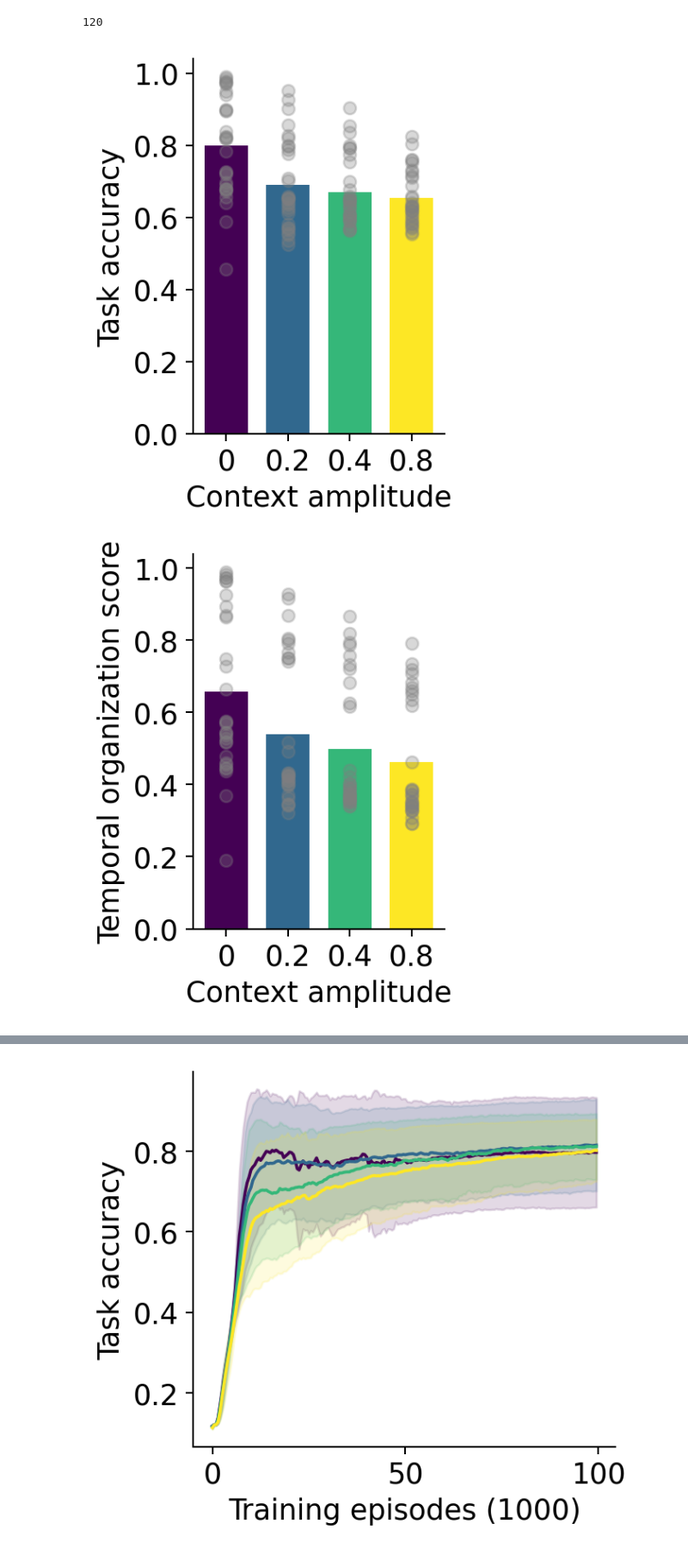
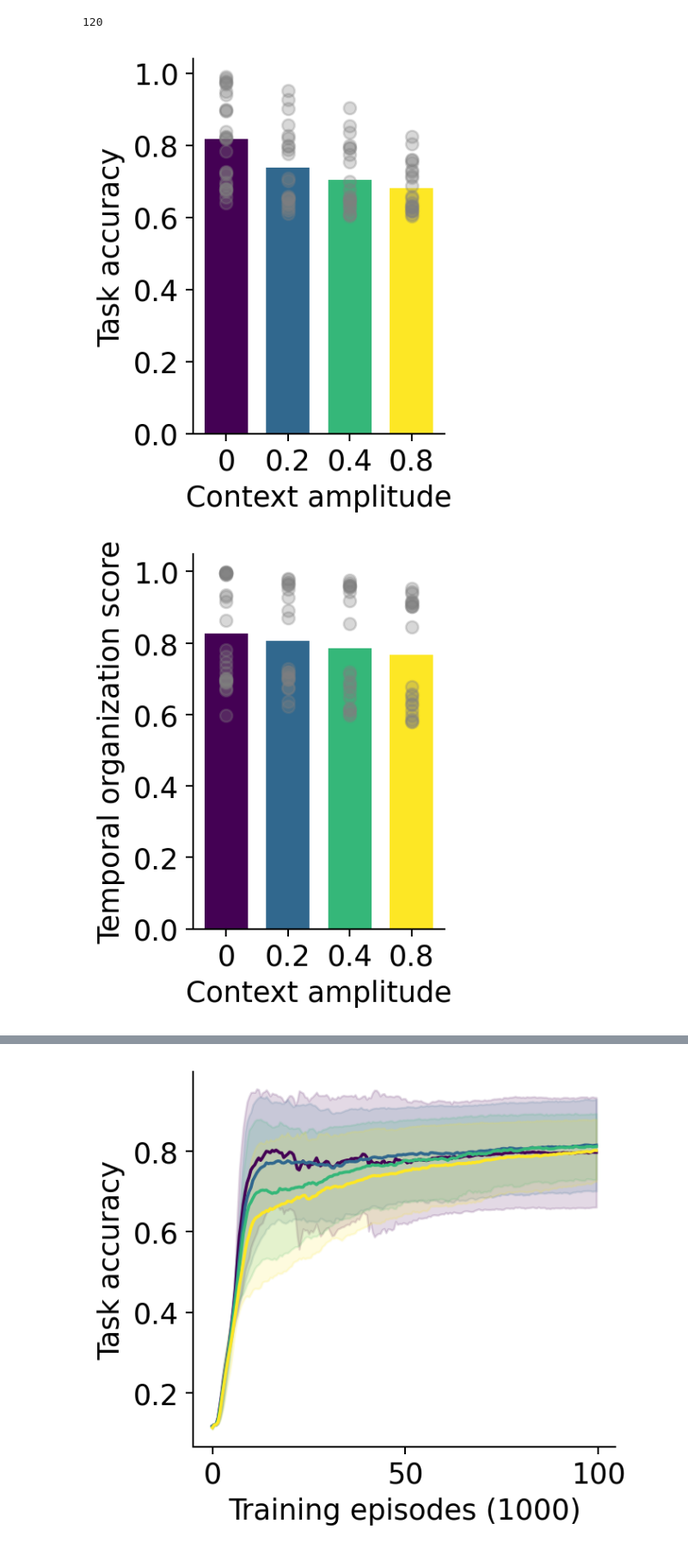
Before and after one commit to Veritaria/rnn-free-recall, a Jupyter notebook: plots_notebooks/analysis_ctx.ipynb, the cells around one changed output, grey strips where cells are left out. Shown at 86% size. Saved outputs shown, nothing was run; the diff lists cells and outputs as text; code cells hidden in the pictures.

```diff
--- a/plots_notebooks/analysis_ctx.ipynb
+++ b/plots_notebooks/analysis_ctx.ipynb
@@ -31,7 +31,7 @@ def load_data(path, training_data_path, model_num, exp, paramters, training_data
 
             data_single_model["accuracy"] = float(row[0])
             data_single_model["forward_asymmetry"] = float(row[1])
-            data_single_model["temporal_factor"] = float(row[2])
+            data_single_model["temporal_factor_old"] = float(row[2])
             data_single_model["temporal_factor"] = float(row[3])
 
             classifier_data = pickle.load(open(path/"ridge_classifier_stat.pkl", "rb"))
@@ -177,6 +177,9 @@ print(len(df_ctx))
 df_ctx.to_pickle("./data/df_ctx.pkl")
 # %%
 # bar plot of each metric for each noise std
+
+df_ctx = df_ctx[df_ctx["accuracy"] > 0.6]
+
 
 accuracy_mean_by_noise_std = df_ctx.groupby("noise_std")["accuracy"].mean()
 accuracy_std_by_noise_std = df_ctx.groupby("noise_std")["accuracy"].std()
@@ -193,32 +196,32 @@ variance_explained_identity_mean_by_noise_std = df_ctx.groupby("noise_std")["exp
 cross_decoding_accuracy_index_mean_by_noise_std = df_ctx.groupby("noise_std")["cross_decoding_accuracy_index"].mean()
 cross_decoding_accuracy_identity_mean_by_noise_std = df_ctx.groupby("noise_std")["cross_decoding_accuracy_identity"].mean()
 
 
 viridis = plt.get_cmap('viridis', lut=len(noise_stds))
 colors = [viridis(i) for i in range(len(noise_stds))]
 
 noise_std_nums = np.arange(len(noise_stds))
 df_ctx["noise_std_num"] = df_ctx["noise_std"].map(lambda x: noise_std_nums[noise_stds.index(x)])
 
 def plot_mean_scatter_bar(mean, df, df_label, noise_stds, y_label):
     plt.figure(figsize=(2.2, 3.3), dpi=180)
     plt.bar(np.arange(len(noise_stds)), mean, width=0.7, color=colors)
     plt.xticks(np.arange(len(noise_stds)), noise_stds)
     plt.scatter(df["noise_std_num"], df[df_label], color="gray", alpha=0.3)
     plt.xlabel("Context amplitude")
     plt.ylabel(y_label)
     ax = plt.gca()
     ax.spines['top'].set_visible(False)
     ax.spines['right'].set_visible(False)
     plt.show()
 
 plot_mean_scatter_bar(accuracy_mean_by_noise_std, df_ctx, "accuracy", noise_stds, "Task accuracy")
 plot_mean_scatter_bar(temporal_factor_mean_by_noise_std, df_ctx, "temporal_factor", noise_stds, "Temporal organization score")
 plot_mean_scatter_bar(forward_asymmetry_mean_by_noise_std, df_ctx, "forward_asymmetry", noise_stds, "Forward asymmetry")
 plot_mean_scatter_bar(variance_explained_index_mean_by_noise_std, df_ctx, "explained_variance_index", noise_stds, "Variance explained by index")
 plot_mean_scatter_bar(variance_explained_identity_mean_by_noise_std, df_ctx, "explained_variance_identity", noise_stds, "Variance explained\nby identity")
 plot_mean_scatter_bar(cross_decoding_accuracy_index_mean_by_noise_std, df_ctx, "cross_decoding_accuracy_index", noise_stds, "Cross decoding accuracy\n of index")
 plot_mean_scatter_bar(cross_decoding_accuracy_identity_mean_by_noise_std, df_ctx, "cross_decoding_accuracy_identity", noise_stds, "Cross decoding accuracy\n of identity")
 # %% [output]
-[figure, old version]
+[figure, new version]
-[figure, old version]
+[figure, new version]
```
Also changed, not shown: parts of 23 cells of this notebook, 2 other files.
